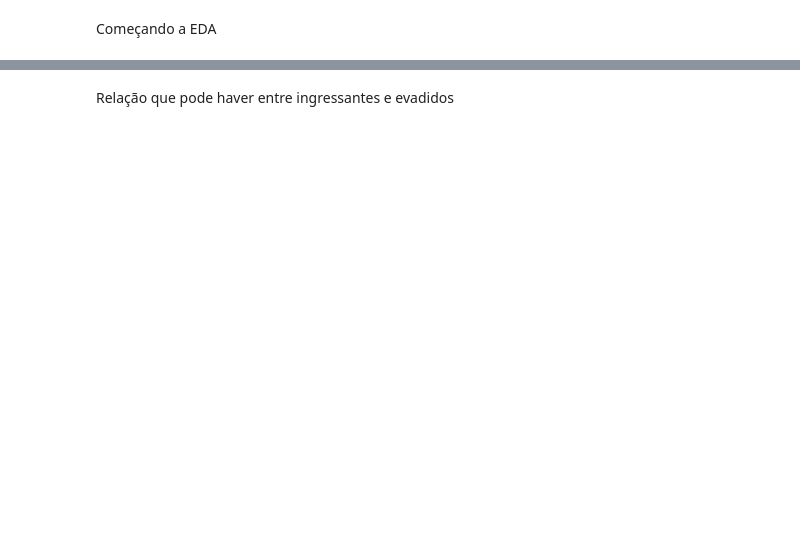
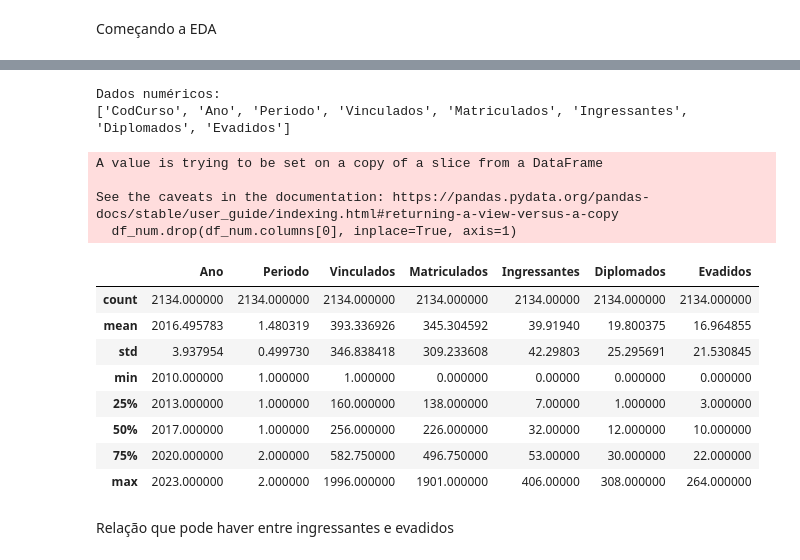
Before and after one commit to psicosleazy-dev/tcc, a Jupyter notebook: start_notebook.ipynb, the cells around one changed output, grey strips where cells are left out. Saved outputs shown, nothing was run; the diff lists cells and outputs as text; code cells hidden in the pictures; blank space fills up the shorter version.

```diff
--- a/start_notebook.ipynb
+++ b/start_notebook.ipynb
@@ -39,2 +71,30 @@ memory usage: 150.2+ KB
+# %%
+num_columns=list(df.select_dtypes(include=["int64"]).columns)
+print("Dados numéricos:")
+print(num_columns)
+
+df_num = df[num_columns]
+# %% [output]
+Dados numéricos:
+['CodCurso', 'Ano', 'Periodo', 'Vinculados', 'Matriculados', 'Ingressantes', 'Diplomados', 'Evadidos']
+# %%
+df_num.drop(df_num.columns[0], inplace=True, axis=1)
+# %% [output]
+A value is trying to be set on a copy of a slice from a DataFrame
+
+See the caveats in the documentation: https://pandas.pydata.org/pandas-docs/stable/user_guide/indexing.html#returning-a-view-versus-a-copy
+  df_num.drop(df_num.columns[0], inplace=True, axis=1)
+# %%
+df_num.describe()
+# %% [output]
+|  | Ano | Periodo | Vinculados | Matriculados | Ingressantes | Diplomados | Evadidos |
+| count | 2134.000000 | 2134.000000 | 2134.000000 | 2134.000000 | 2134.00000 | 2134.000000 | 2134.000000 |
+| mean | 2016.495783 | 1.480319 | 393.336926 | 345.304592 | 39.91940 | 19.800375 | 16.964855 |
+| std | 3.937954 | 0.499730 | 346.838418 | 309.233608 | 42.29803 | 25.295691 | 21.530845 |
+| min | 2010.000000 | 1.000000 | 1.000000 | 0.000000 | 0.00000 | 0.000000 | 0.000000 |
+| 25% | 2013.000000 | 1.000000 | 160.000000 | 138.000000 | 7.00000 | 1.000000 | 3.000000 |
+| 50% | 2017.000000 | 1.000000 | 256.000000 | 226.000000 | 32.00000 | 12.000000 | 10.000000 |
+| 75% | 2020.000000 | 2.000000 | 582.750000 | 496.750000 | 53.00000 | 30.000000 | 22.000000 |
+| max | 2023.000000 | 2.000000 | 1996.000000 | 1901.000000 | 406.00000 | 308.000000 | 264.000000 |
 # %% [markdown]
 Relação que pode haver entre ingressantes e evadidos
```
Also changed, not shown: parts of 10 cells of this notebook.
